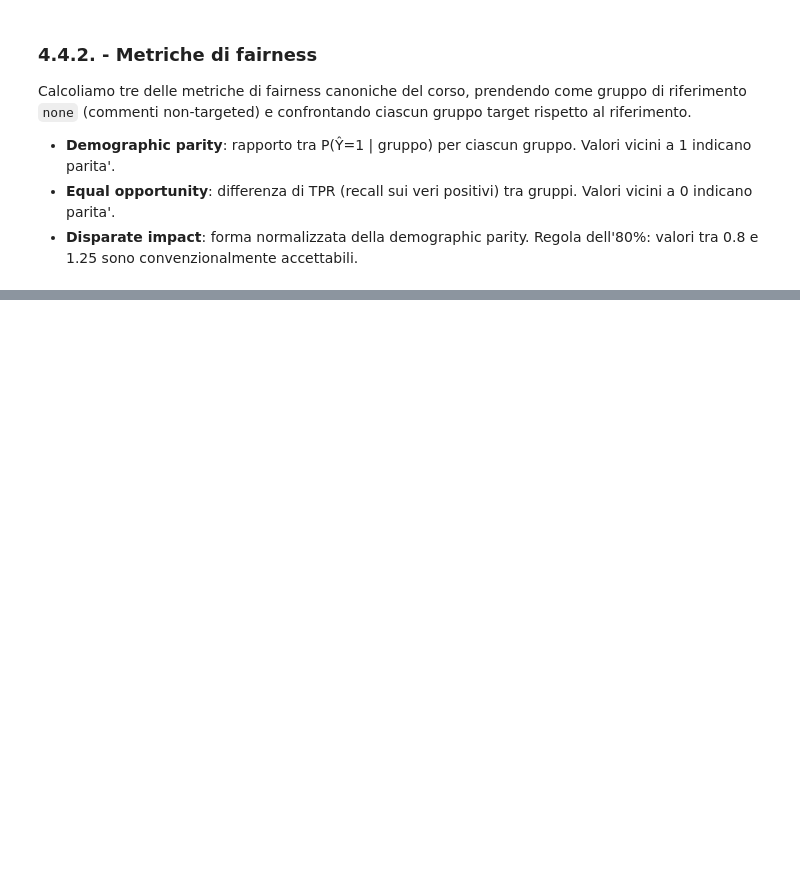
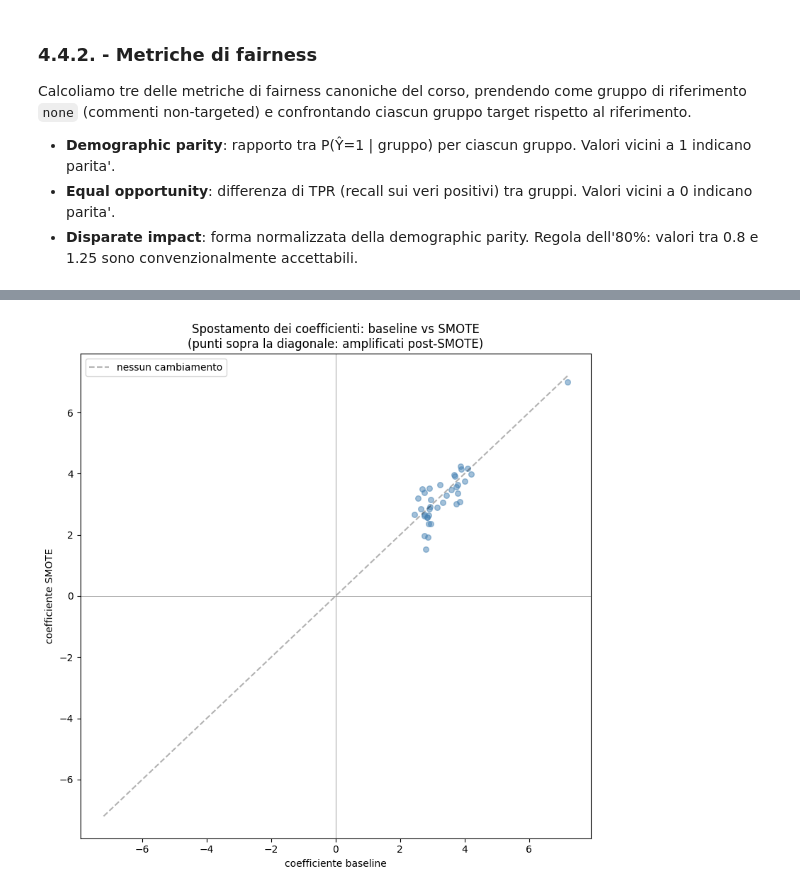
Before and after one commit to AndreaMorbello/measuring-hate-speech-audit, a Jupyter notebook: notebooks/audit.ipynb, the cells around one changed output, grey strips where cells are left out. Saved outputs shown, nothing was run; the diff lists cells and outputs as text; code cells hidden in the pictures; blank space fills up the shorter version.

```diff
--- a/notebooks/audit.ipynb
+++ b/notebooks/audit.ipynb
@@ -1476,0 +1559,8 @@ Il reweighing pre-processing modifica la distribuzione effettiva di training in
+# %%
+df_compare = compare_feature_importance(model_baseline, model_smote, vectorizer, n=30)
+
+print("=== Token con maggior aumento di importanza post-SMOTE ===")
+print(df_compare.head(15).to_string(index=False, float_format=lambda x: f"{x:.3f}"))
+
+print("\n=== Token con maggior calo di importanza post-SMOTE ===")
+print(df_compare.tail(15).to_string(index=False, float_format=lambda x: f"{x:.3f}"))
@@ -1476,0 +1585,20 @@ Il reweighing pre-processing modifica la distribuzione effettiva di training in
+# %%
+fig, ax = plt.subplots(figsize=(8, 8))
+ax.scatter(df_compare["coef_baseline"], df_compare["coef_smote"],
+           alpha=0.5, s=30, color="steelblue")
+
+# Linea diagonale di riferimento (nessun cambiamento)
+lim = max(df_compare["coef_baseline"].abs().max(), df_compare["coef_smote"].abs().max())
+ax.plot([-lim, lim], [-lim, lim], "k--", alpha=0.3, label="nessun cambiamento")
+
+ax.set_xlabel("coefficiente baseline")
+ax.set_ylabel("coefficiente SMOTE")
+ax.set_title("Spostamento dei coefficienti: baseline vs SMOTE\n(punti sopra la diagonale: amplificati post-SMOTE)")
+ax.axhline(0, color="gray", linewidth=0.5)
+ax.axvline(0, color="gray", linewidth=0.5)
+ax.legend()
+plt.tight_layout()
+fig.savefig(FIGURES_DIR / "interpretability_baseline_vs_smote_scatter.png", dpi=120, bbox_inches="tight")
+plt.show()
+# %% [output]
+[figure, added]
```
Also changed, not shown: parts of 37 cells of this notebook, 3 other files.
